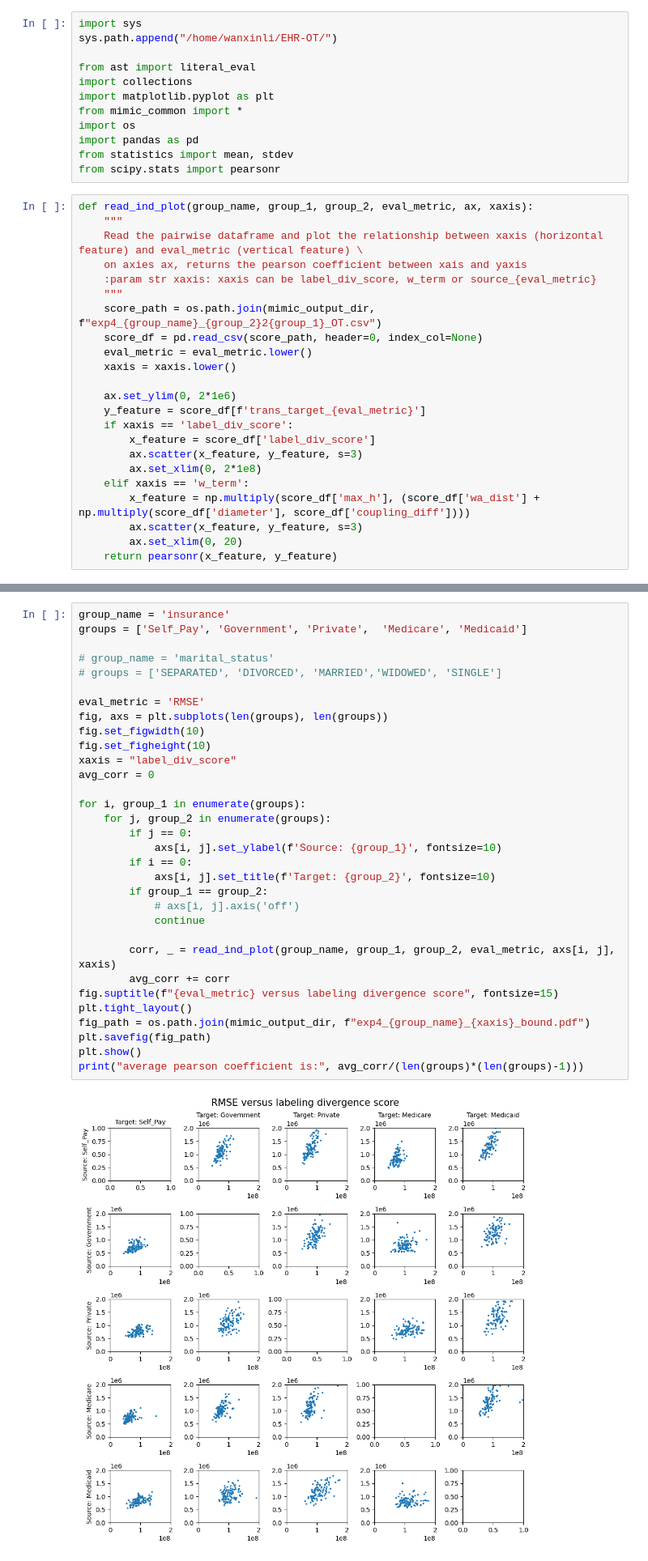
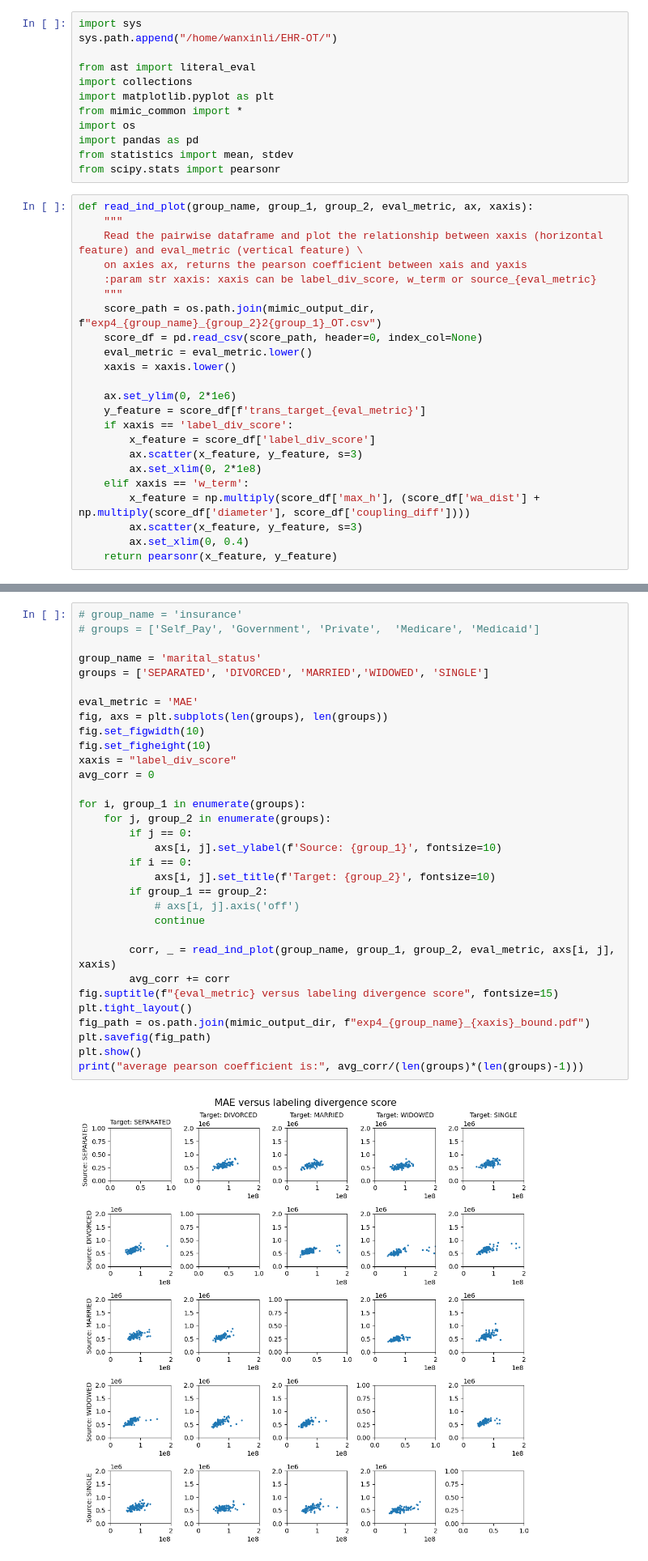
Before and after one commit to causalpathlab/EHR-OT, a Jupyter notebook: mimic_exp/admission/mimic_exp4_bound.ipynb, the cells around one changed output, grey strips where cells are left out. Shown at 81% size. Cells and saved outputs as stored; diff of their text form.

```diff
--- a/mimic_exp/admission/mimic_exp4_bound.ipynb
+++ b/mimic_exp/admission/mimic_exp4_bound.ipynb
@@ -31,7 +31,7 @@ def read_ind_plot(group_name, group_1, group_2, eval_metric, ax, xaxis):
     elif xaxis == 'w_term':
         x_feature = np.multiply(score_df['max_h'], (score_df['wa_dist'] + np.multiply(score_df['diameter'], score_df['coupling_diff'])))
         ax.scatter(x_feature, y_feature, s=3)
-        ax.set_xlim(0, 20)
+        ax.set_xlim(0, 0.4)
     return pearsonr(x_feature, y_feature)
 # %%
 # Combine score into one plot
@@ -74,36 +78,36 @@ def read_entire_plot(group_name, groups, xaxis, eval_metric):
 
     return corr
 # %%
-group_name = 'insurance'
-groups = ['Self_Pay', 'Government', 'Private',  'Medicare', 'Medicaid']
+# group_name = 'insurance'
+# groups = ['Self_Pay', 'Government', 'Private',  'Medicare', 'Medicaid']
 
-# group_name = 'marital_status'
-# groups = ['SEPARATED', 'DIVORCED', 'MARRIED','WIDOWED', 'SINGLE']
+group_name = 'marital_status'
+groups = ['SEPARATED', 'DIVORCED', 'MARRIED','WIDOWED', 'SINGLE']
 
-eval_metric = 'RMSE'
+eval_metric = 'MAE'
 fig, axs = plt.subplots(len(groups), len(groups))
 fig.set_figwidth(10)
 fig.set_figheight(10)
 xaxis = "label_div_score"
 avg_corr = 0
 
 for i, group_1 in enumerate(groups):
     for j, group_2 in enumerate(groups):
         if j == 0:
             axs[i, j].set_ylabel(f'Source: {group_1}', fontsize=10)
         if i == 0:
             axs[i, j].set_title(f'Target: {group_2}', fontsize=10)
         if group_1 == group_2:
             # axs[i, j].axis('off')
             continue
 
         corr, _ = read_ind_plot(group_name, group_1, group_2, eval_metric, axs[i, j], xaxis)
         avg_corr += corr
 fig.suptitle(f"{eval_metric} versus labeling divergence score", fontsize=15)
 plt.tight_layout()
 fig_path = os.path.join(mimic_output_dir, f"exp4_{group_name}_{xaxis}_bound.pdf")
 plt.savefig(fig_path)
 plt.show()
 print("average pearson coefficient is:", avg_corr/(len(groups)*(len(groups)-1)))
 # %% [output]
-[figure, old version]
+[figure, new version]
```
Also changed, not shown: parts of 6 cells of this notebook, 54 other files.
